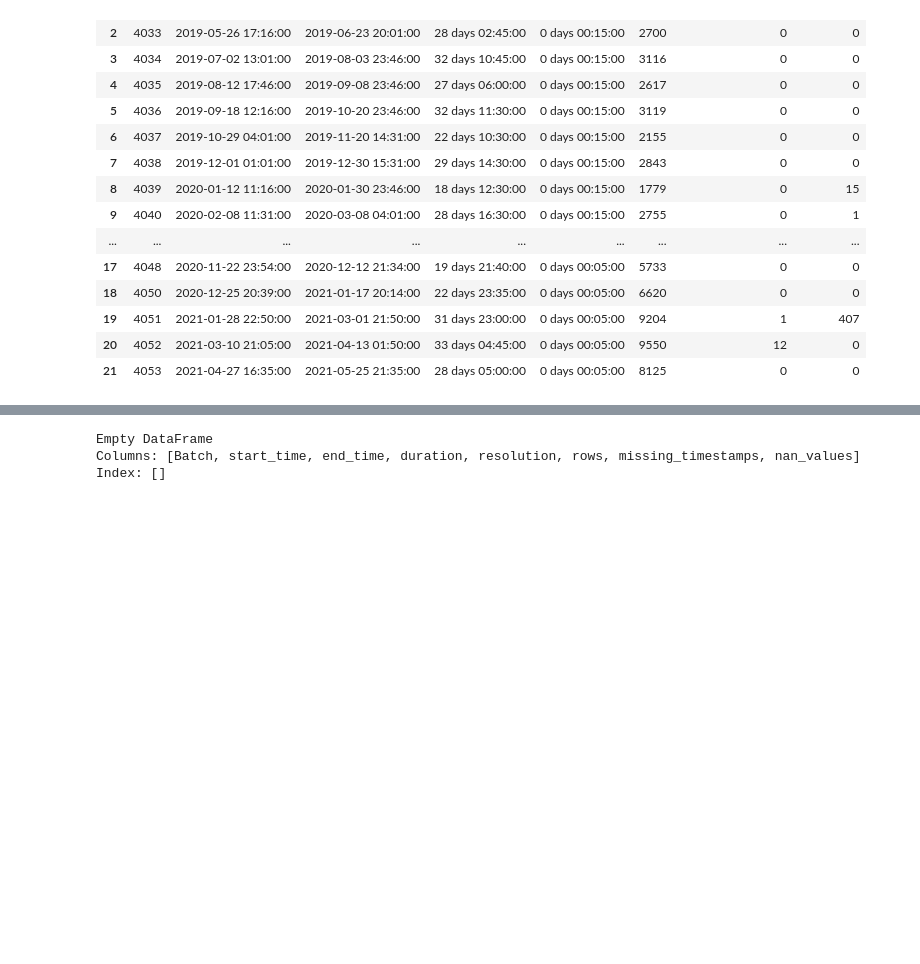
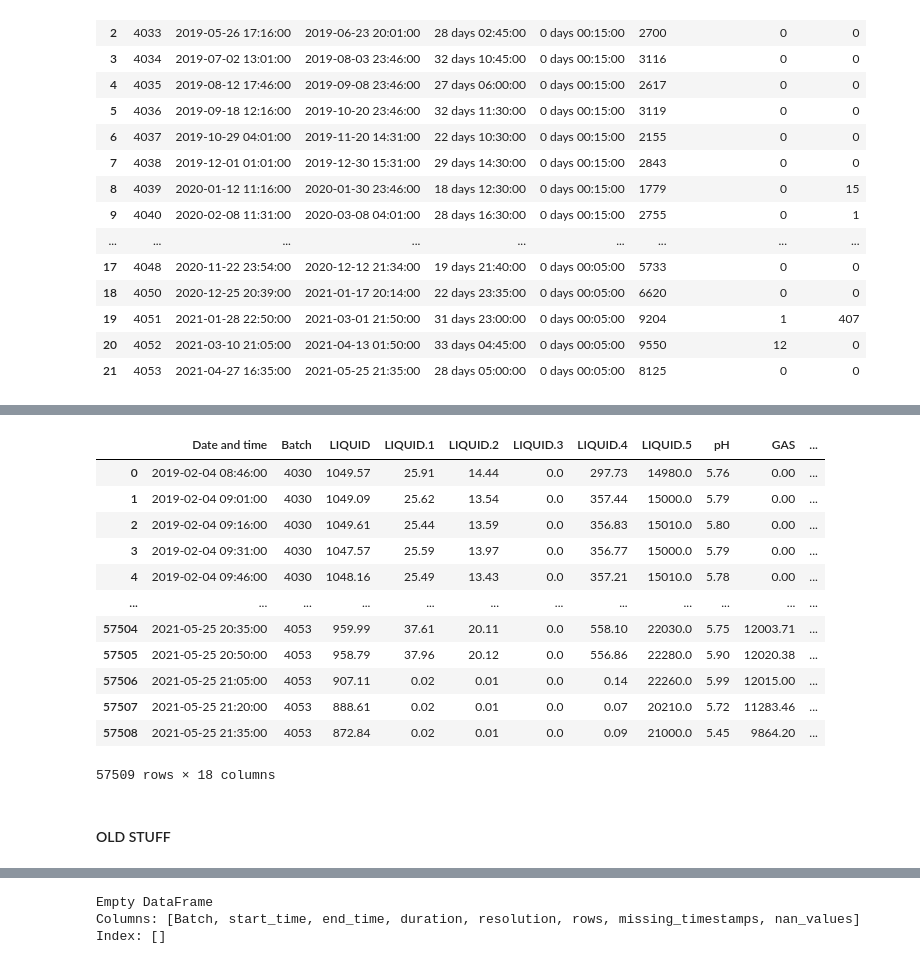
Before and after one commit to RichardFisher1/Applied, a Jupyter notebook: notebooks/RichardNotes.ipynb, the cells around one changed output, grey strips where cells are left out. Cells and saved outputs as stored; diff of their text form; code cells hidden in the pictures; blank space fills up the shorter version.

```diff
--- a/notebooks/RichardNotes.ipynb
+++ b/notebooks/RichardNotes.ipynb
@@ -491,26 +555,0 @@ plotter.plot(column="LIQUID.1", batches=[4047,4042,4052])
-# %%
-import numpy as np
-import pandas as pd
-
-# extract the column
-df = op_df_cleaned["LIQUID.1"].copy()
-
-# remove NaNs
-df_clean = df.dropna()
-
-# convert to numpy
-values = df_clean.to_numpy()
-
-# compute absolute jumps
-delta_prev = np.abs(np.diff(values, prepend=values[0]))
-delta_next = np.abs(np.diff(values, append=values[-1]))
-
-# threshold for spike detection
-threshold = 10
-
-# spike indices
-spikes = np.where((delta_prev > threshold) & (delta_next > threshold))[0]
-
-print("Number of spikes detected:", len(spikes))
-print("Spike indices:", spikes[:20])
-print("Spike values:", values[spikes][:20])
@@ -523,4 +555,0 @@ Spike values: [18.65 16.02 11.45 16.74 19.96 22.9  20.16 13.39 13.99 28.7  17.85
-# %%
-df = op_df_cleaned["LIQUID.1"].copy()
-
-df
@@ -738 +761,21 @@ def detect_time_gaps_all_columns(
+# %%
+clean_op_df = clean_batch_timeseries(op_df, fill_method="interpolate")
+# %%
+clean_op_df
+# %% [output]
+|  | Date and time | Batch | LIQUID | LIQUID.1 | LIQUID.2 | LIQUID.3 | LIQUID.4 | LIQUID.5 | pH | GAS | ... |
+| 0 | 2019-02-04 08:46:00 | 4030 | 1049.57 | 25.91 | 14.44 | 0.0 | 297.73 | 14980.0 | 5.76 | 0.00 | ... |
+| 1 | 2019-02-04 09:01:00 | 4030 | 1049.09 | 25.62 | 13.54 | 0.0 | 357.44 | 15000.0 | 5.79 | 0.00 | ... |
+| 2 | 2019-02-04 09:16:00 | 4030 | 1049.61 | 25.44 | 13.59 | 0.0 | 356.83 | 15010.0 | 5.80 | 0.00 | ... |
+| 3 | 2019-02-04 09:31:00 | 4030 | 1047.57 | 25.59 | 13.97 | 0.0 | 356.77 | 15000.0 | 5.79 | 0.00 | ... |
+| 4 | 2019-02-04 09:46:00 | 4030 | 1048.16 | 25.49 | 13.43 | 0.0 | 357.21 | 15010.0 | 5.78 | 0.00 | ... |
+| ... | ... | ... | ... | ... | ... | ... | ... | ... | ... | ... | ... |
+| 57504 | 2021-05-25 20:35:00 | 4053 | 959.99 | 37.61 | 20.11 | 0.0 | 558.10 | 22030.0 | 5.75 | 12003.71 | ... |
+| 57505 | 2021-05-25 20:50:00 | 4053 | 958.79 | 37.96 | 20.12 | 0.0 | 556.86 | 22280.0 | 5.90 | 12020.38 | ... |
+| 57506 | 2021-05-25 21:05:00 | 4053 | 907.11 | 0.02 | 0.01 | 0.0 | 0.14 | 22260.0 | 5.99 | 12015.00 | ... |
+| 57507 | 2021-05-25 21:20:00 | 4053 | 888.61 | 0.02 | 0.01 | 0.0 | 0.07 | 20210.0 | 5.72 | 11283.46 | ... |
+| 57508 | 2021-05-25 21:35:00 | 4053 | 872.84 | 0.02 | 0.01 | 0.0 | 0.09 | 21000.0 | 5.45 | 9864.20 | ... |
+57509 rows × 18 columns
+# %% [markdown]
+#### OLD STUFF
 # %% [markdown]
```
Also changed, not shown: parts of 26 cells of this notebook.
